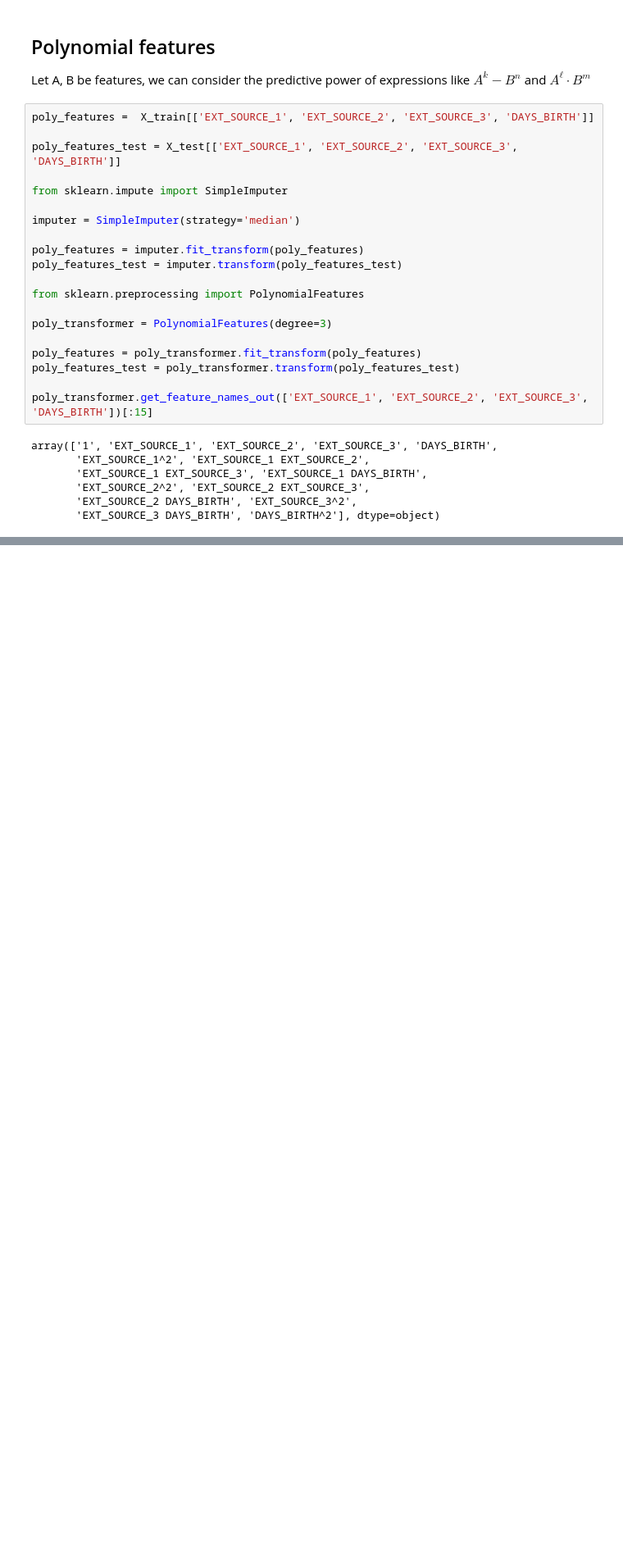
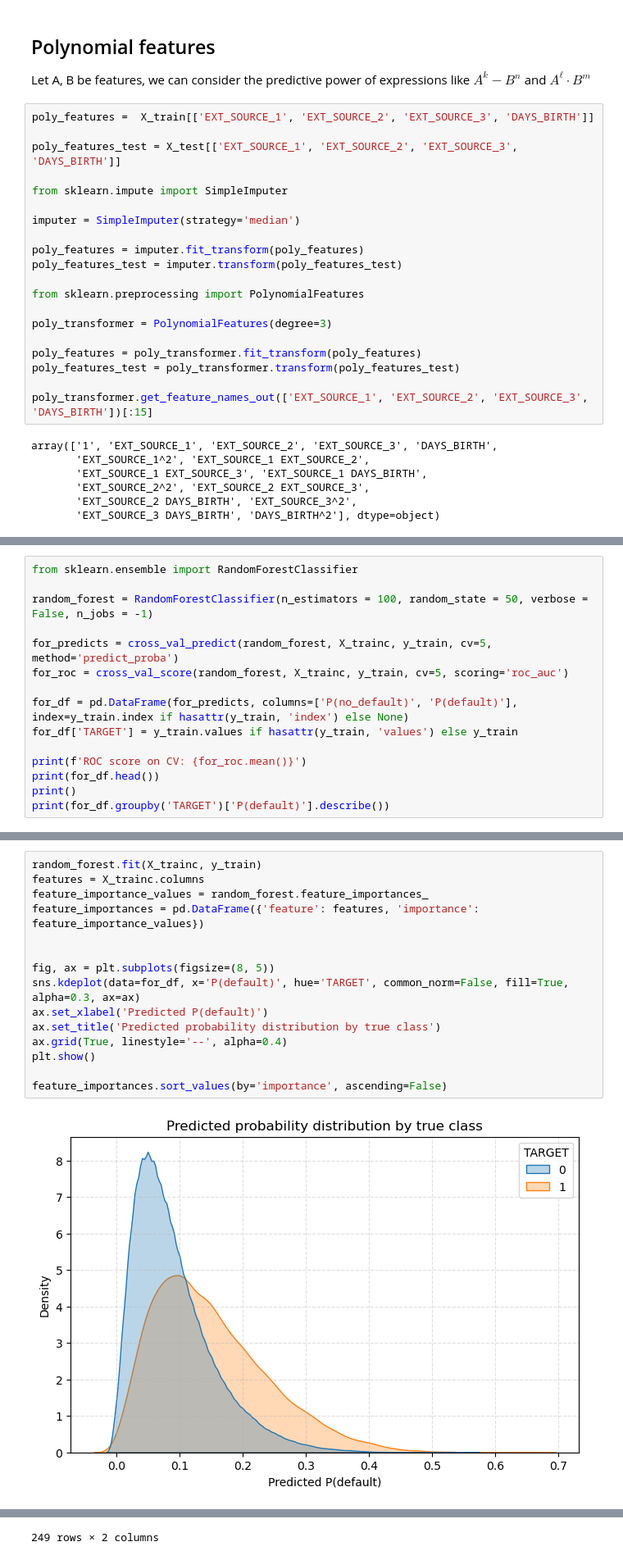
Before and after one commit to ABorda01/Project-Home-Credit-Default-Risk, a Jupyter notebook: EDA.ipynb, the cells around one changed output, grey strips where cells are left out. Shown at 82% size. Cells and saved outputs as stored; diff of their text form; blank space fills up the shorter version.

```diff
--- a/EDA.ipynb
+++ b/EDA.ipynb
@@ -353,0 +506,15 @@ poly_features
+# %%
+from sklearn.ensemble import RandomForestClassifier
+
+random_forest = RandomForestClassifier(n_estimators = 100, random_state = 50, verbose = False, n_jobs = -1)
+
+for_predicts = cross_val_predict(random_forest, X_trainc, y_train, cv=5, method='predict_proba')
+for_roc = cross_val_score(random_forest, X_trainc, y_train, cv=5, scoring='roc_auc')
+
+for_df = pd.DataFrame(for_predicts, columns=['P(no_default)', 'P(default)'], index=y_train.index if hasattr(y_train, 'index') else None)
+for_df['TARGET'] = y_train.values if hasattr(y_train, 'values') else y_train
+
+print(f'ROC score on CV: {for_roc.mean()}')
+print(for_df.head())
+print()
+print(for_df.groupby('TARGET')['P(default)'].describe())
@@ -353,0 +534,17 @@ poly_features
+# %%
+random_forest.fit(X_trainc, y_train)
+features = X_trainc.columns
+feature_importance_values = random_forest.feature_importances_
+feature_importances = pd.DataFrame({'feature': features, 'importance': feature_importance_values})
+
+
+fig, ax = plt.subplots(figsize=(8, 5))
+sns.kdeplot(data=for_df, x='P(default)', hue='TARGET', common_norm=False, fill=True, alpha=0.3, ax=ax)
+ax.set_xlabel('Predicted P(default)')
+ax.set_title('Predicted probability distribution by true class')
+ax.grid(True, linestyle='--', alpha=0.4)
+plt.show()
+
+feature_importances.sort_values(by='importance', ascending=False)
+# %% [output]
+[figure, added]
@@ -353,0 +559 @@ poly_features
+249 rows × 2 columns
```
Also changed, not shown: parts of 17 cells of this notebook.
